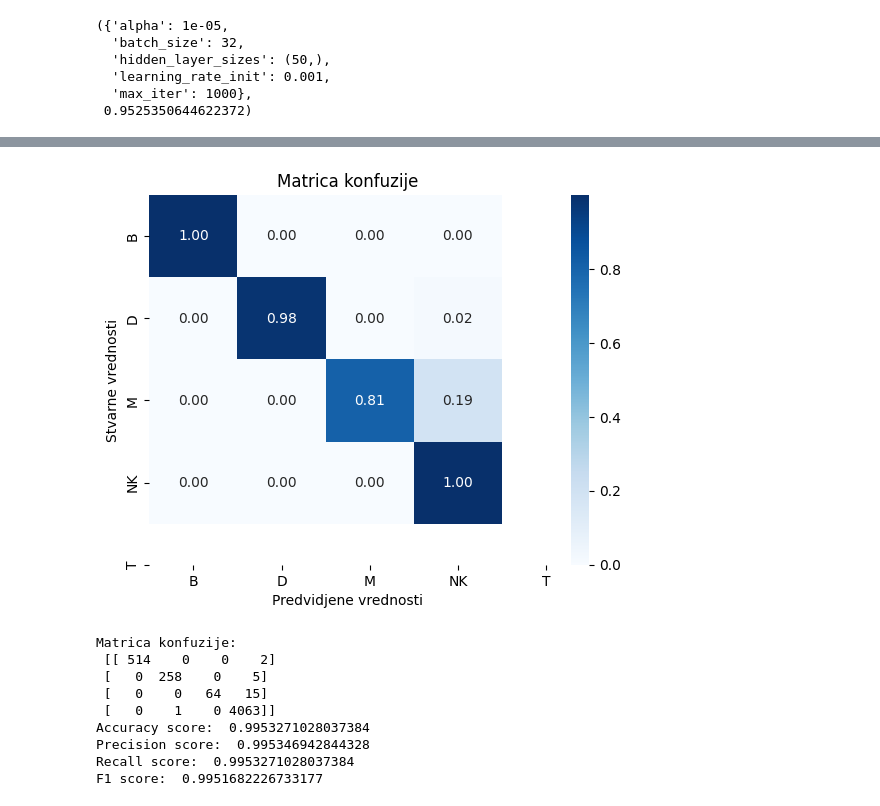
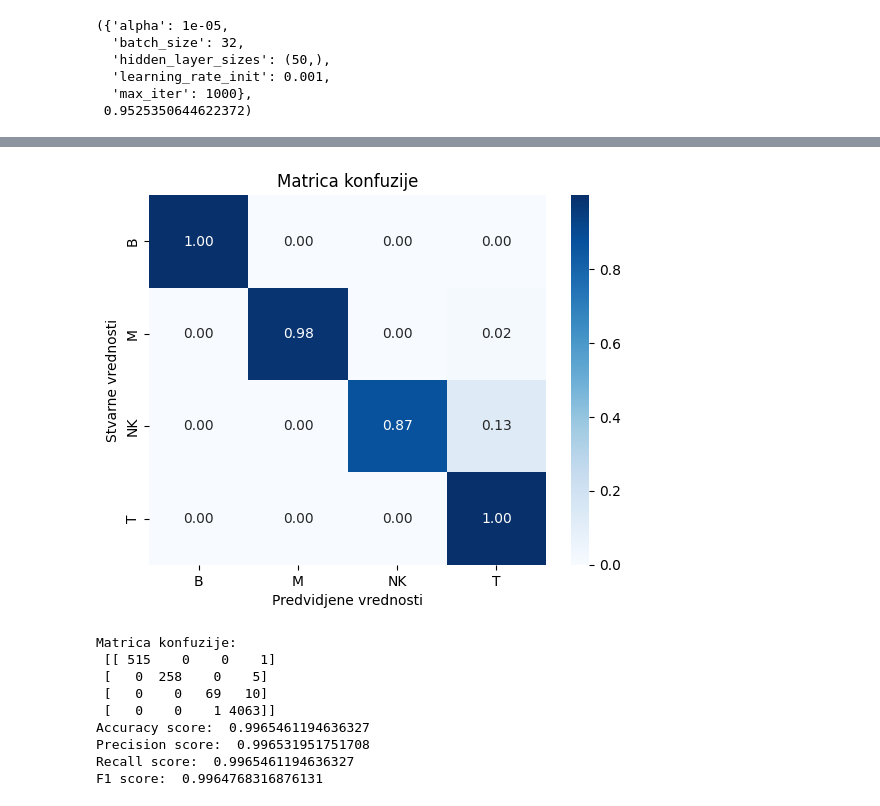
Before and after one commit to bogdans55/ip2-projekat, a Jupyter notebook: models/mlpclassifier.ipynb, the cells around one changed output, grey strips where cells are left out. Drawn from its saved outputs; the diff is of its cells as text; code cells hidden in the pictures.

```diff
--- a/models/mlpclassifier.ipynb
+++ b/models/mlpclassifier.ipynb
@@ -115,11 +115,11 @@ def load_test(path, model):
 # %%
-def load_and_build_model(path, params):
+def load_and_build_model(path, params, classes=['B', 'D', 'M', 'NK', 'T']):
     data = pd.read_csv(path)
     X = data.drop(['Group'], axis=1)
     y = data['Group']
-    model = MLPClassifier(**params)
+    model = MLPClassifier(**params, random_state=55)
     X_train, X_test, y_train, y_test = train_test_split(X, y, test_size=0.3, random_state=55)
-    build_model(model, X_train, X_test, y_train, y_test)
+    build_model(model, X_train, X_test, y_train, y_test, classes=classes)
 # %%
 load_test('../data/preprocessed_data_BS2.csv', best_model)
 # %% [output]
@@ -205,13 +191,13 @@ F1 score:  0.999474203523852
 # %%
-load_and_build_model('../data/preprocessed_data_GEO.csv', best_params)
+load_and_build_model('../data/preprocessed_data_GEO.csv', best_params, classes=['B', 'M', 'NK', 'T'])
 # %% [output]
-[figure, old version]
+[figure, new version]
 Matrica konfuzije:
- [[ 514    0    0    2]
+ [[ 515    0    0    1]
  [   0  258    0    5]
- [   0    0   64   15]
- [   0    1    0 4063]]
-Accuracy score:  0.9953271028037384
-Precision score:  0.995346942844328
-Recall score:  0.9953271028037384
-F1 score:  0.9951682226733177
+ [   0    0   69   10]
+ [   0    0    1 4063]]
+Accuracy score:  0.9965461194636327
+Precision score:  0.996531951751708
+Recall score:  0.9965461194636327
+F1 score:  0.9964768316876131
```
Also changed, not shown: parts of 8 cells of this notebook.
